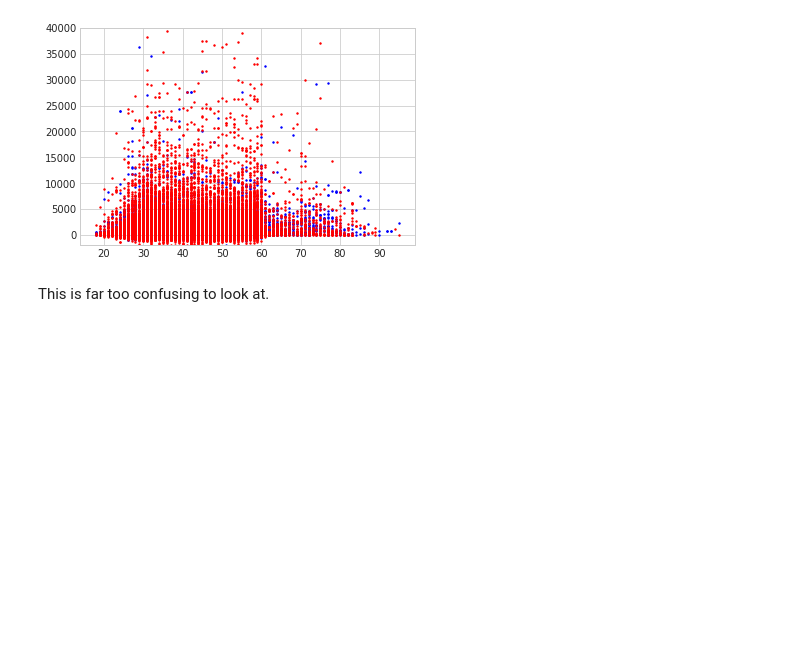
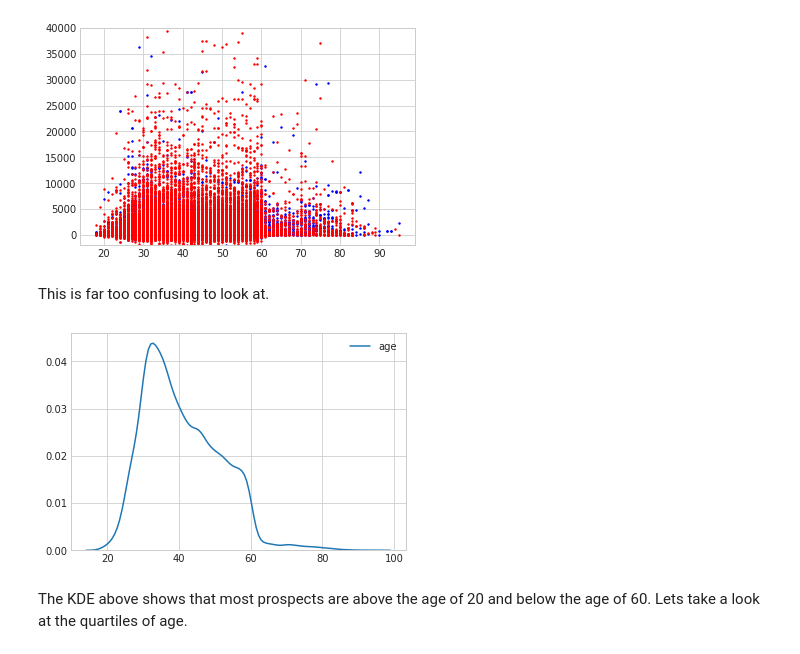
Before and after one commit to mrrobertbates/Springboard, a Jupyter notebook: Capstone_Project1_data_story/capstone_project1_data_story.ipynb, the cells around one changed output. Saved outputs shown, nothing was run; the diff lists cells and outputs as text; code cells hidden in the pictures; blank space fills up the shorter version.

Commit message:
add more graphs with explanation to Capstone 1 data story and create directories for Racial Discrimination and Hospital Readmissions EDA mini projects

```diff
--- a/Capstone_Project1_data_story/capstone_project1_data_story.ipynb
+++ b/Capstone_Project1_data_story/capstone_project1_data_story.ipynb
@@ -133,0 +128,7 @@ df.balance.apply(lambda x: )
+# %%
+sns.kdeplot(df.age)
+plt.show()
+# %% [output]
+[figure, added]
+# %% [markdown]
+The KDE above shows that most prospects are above the age of 20 and below the age of 60.  Lets take a look at the quartiles of age.
```
Also changed, not shown: parts of 23 cells of this notebook, 8 other files.
